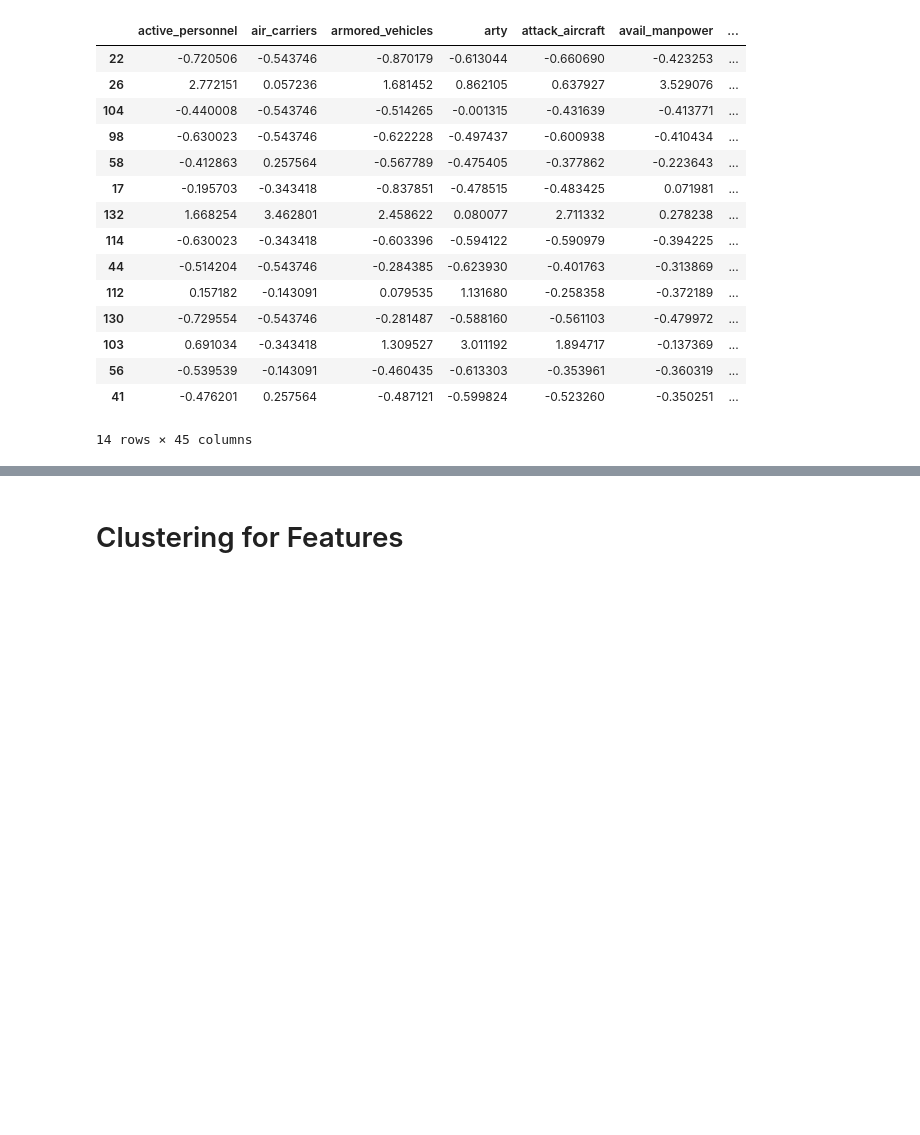
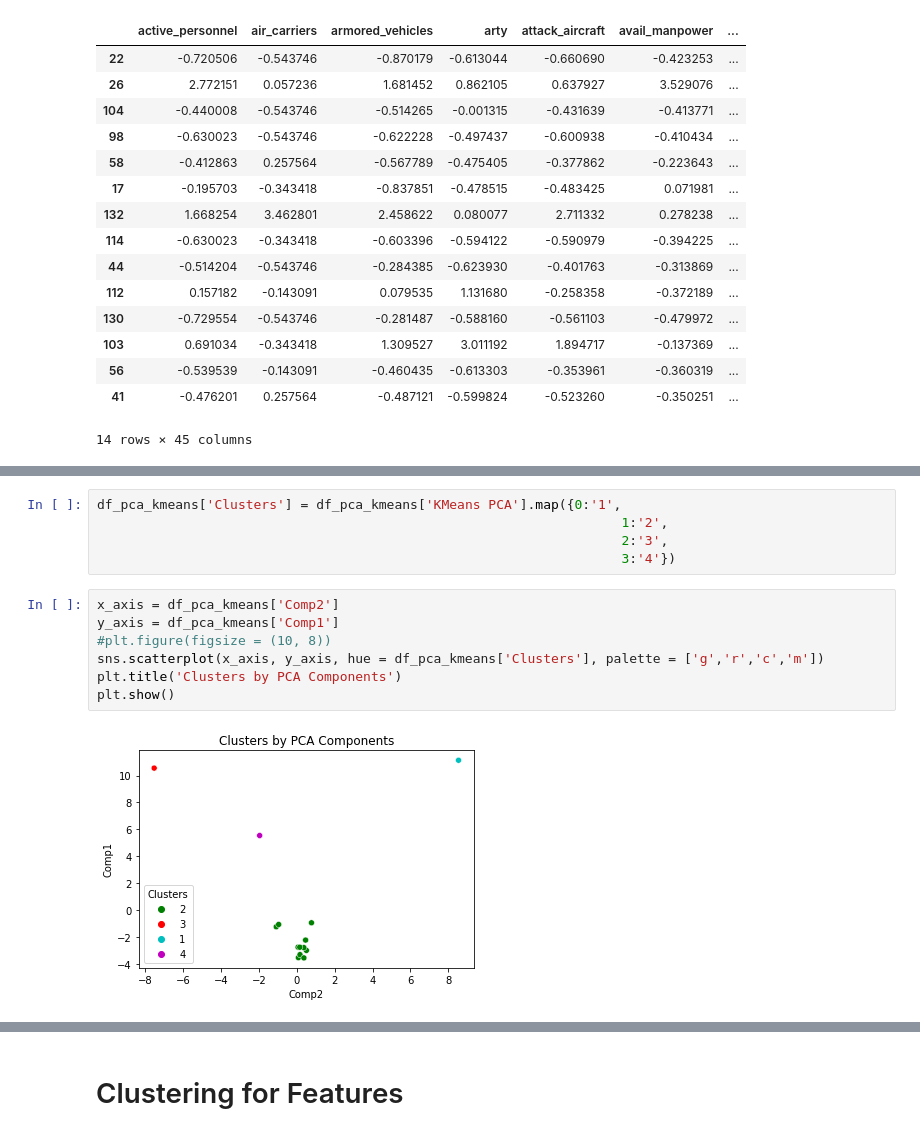
Before and after one commit to raycerna/military-firepower, a Jupyter notebook: explore.ipynb, the cells around one changed output, grey strips where cells are left out. Saved outputs shown, nothing was run; the diff lists cells and outputs as text; blank space fills up the shorter version.

```diff
--- a/explore.ipynb
+++ b/explore.ipynb
@@ -341,0 +458,14 @@ train_scaled
+# %%
+df_pca_kmeans['Clusters'] = df_pca_kmeans['KMeans PCA'].map({0:'1',
+                                                                   1:'2',
+                                                                   2:'3',
+                                                                   3:'4'})
+# %%
+x_axis = df_pca_kmeans['Comp2']
+y_axis = df_pca_kmeans['Comp1']
+#plt.figure(figsize = (10, 8))
+sns.scatterplot(x_axis, y_axis, hue = df_pca_kmeans['Clusters'], palette = ['g','r','c','m'])
+plt.title('Clusters by PCA Components')
+plt.show()
+# %% [output]
+[figure, added]
```
Also changed, not shown: parts of 41 cells of this notebook.
